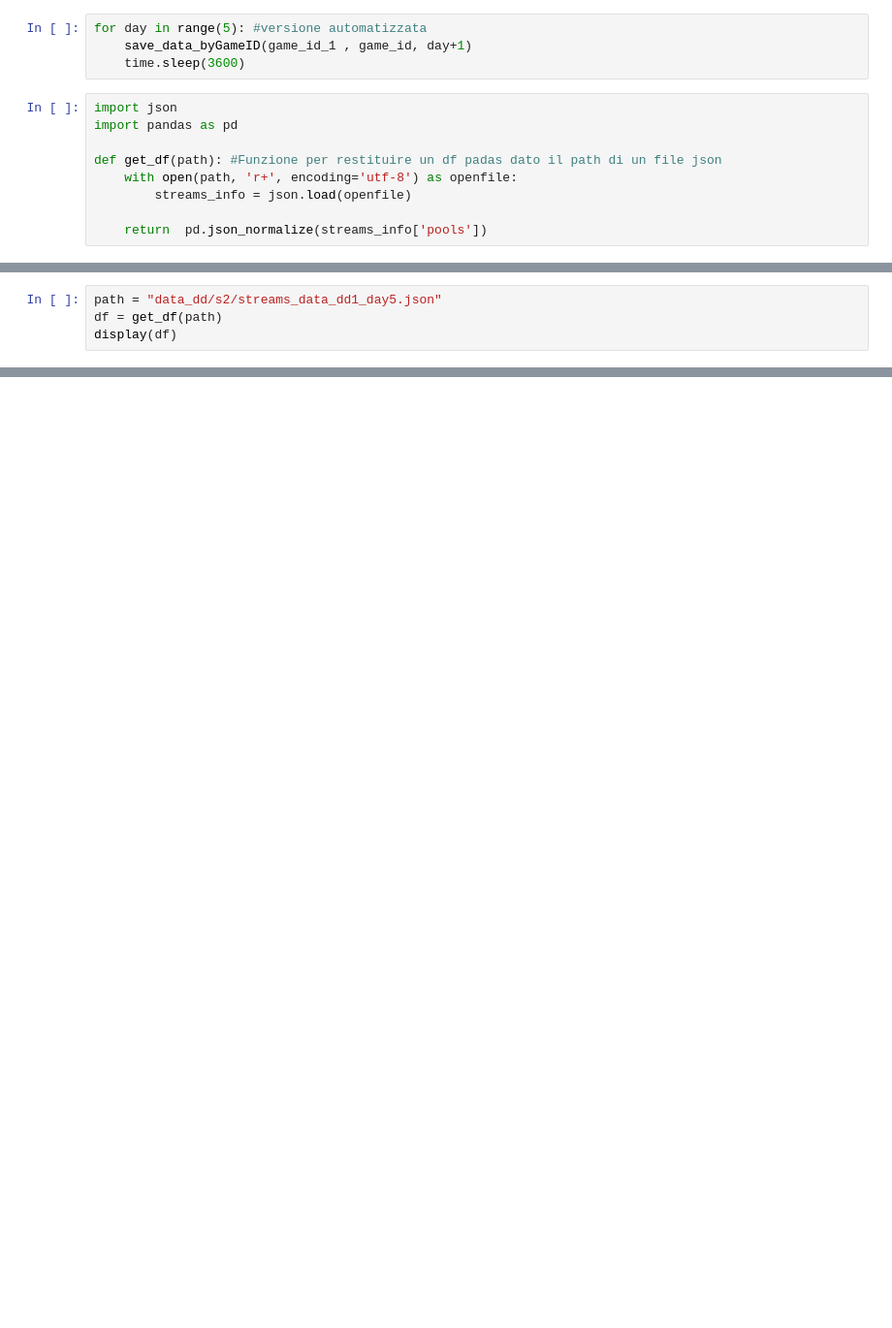
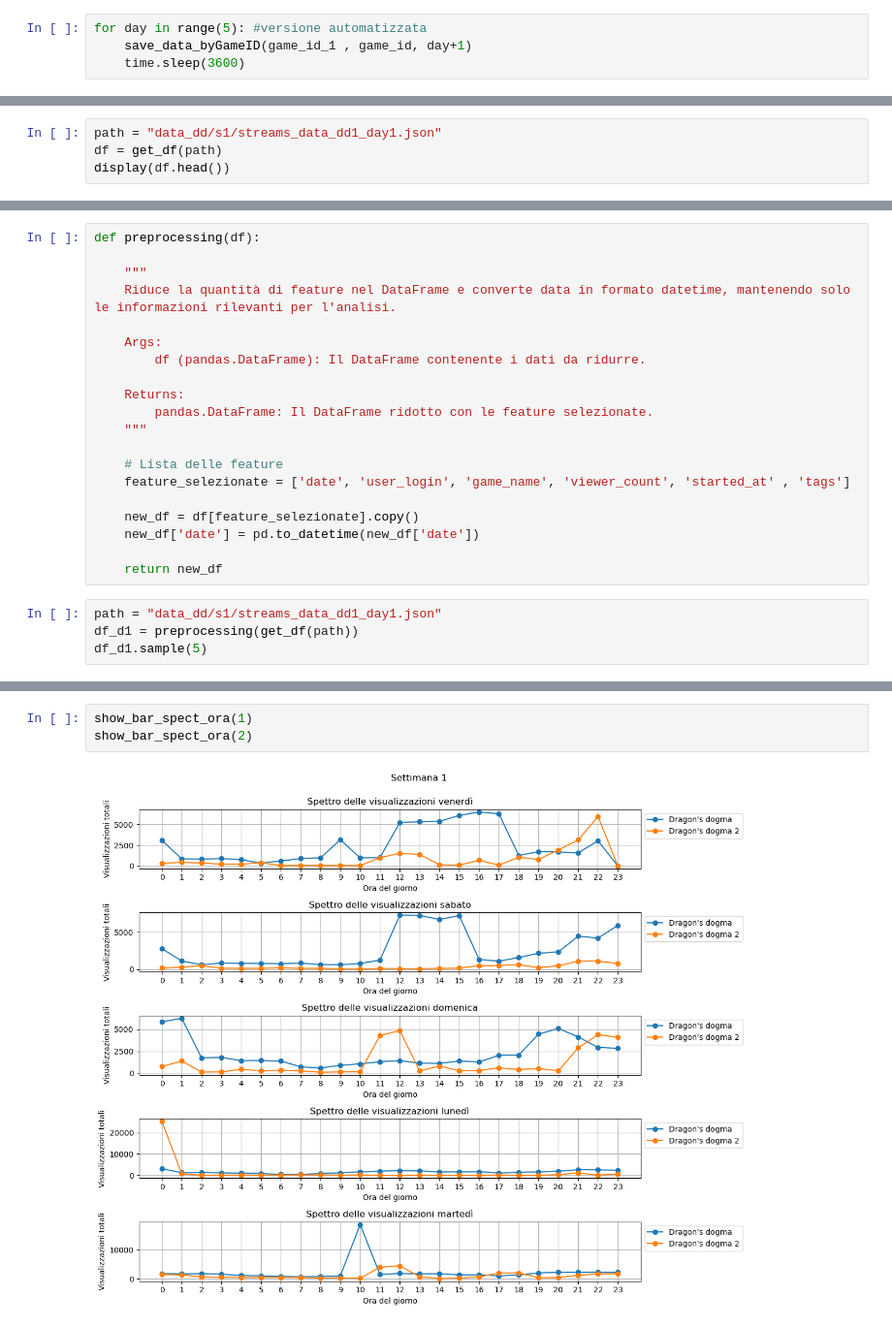
Before and after one commit to LenionK/Tutorial-SM, a Jupyter notebook: Tutorial.ipynb, the cells around one changed output, grey strips where cells are left out. Shown at 97% size. Drawn from its saved outputs; the diff is of its cells as text; blank space fills up the shorter version.

Commit message:
analisi dati dd

```diff
--- a/Tutorial.ipynb
+++ b/Tutorial.ipynb
@@ -773,12 +776,3 @@ Fine Giorno 5
 for day in range(5): #versione automatizzata
     save_data_byGameID(game_id_1 , game_id, day+1)
     time.sleep(3600)
-# %%
-import json
-import pandas as pd
-
-def get_df(path): #Funzione per restituire un df padas dato il path di un file json
-    with open(path, 'r+', encoding='utf-8') as openfile:
-        streams_info = json.load(openfile)
-
-    return  pd.json_normalize(streams_info['pools'])
@@ -785,4 +836,4 @@ def get_df(path): #Funzione per restituire un df padas dato il path di un file j
 # %%
-path = "data_dd/s2/streams_data_dd1_day5.json"
+path = "data_dd/s1/streams_data_dd1_day1.json"
 df = get_df(path)
-display(df)
+display(df.head())
@@ -788,0 +847,24 @@ display(df)
+# %%
+def preprocessing(df):
+
+    """
+    Riduce la quantità di feature nel DataFrame e converte data in formato datetime, mantenendo solo le informazioni rilevanti per l'analisi.
+
+    Args:
+        df (pandas.DataFrame): Il DataFrame contenente i dati da ridurre.
+
+    Returns:
+        pandas.DataFrame: Il DataFrame ridotto con le feature selezionate.
+    """
+
+    # Lista delle feature
+    feature_selezionate = ['date', 'user_login', 'game_name', 'viewer_count', 'started_at' , 'tags']
+
+    new_df = df[feature_selezionate].copy()
+    new_df['date'] = pd.to_datetime(new_df['date'])
+
+    return new_df
+# %%
+path = "data_dd/s1/streams_data_dd1_day1.json"
+df_d1 = preprocessing(get_df(path))
+df_d1.sample(5)
@@ -788,0 +997,5 @@ display(df)
+# %%
+show_bar_spect_ora(1)
+show_bar_spect_ora(2)
+# %% [output]
+[figure, added]
```
Also changed, not shown: parts of 24 cells of this notebook.
